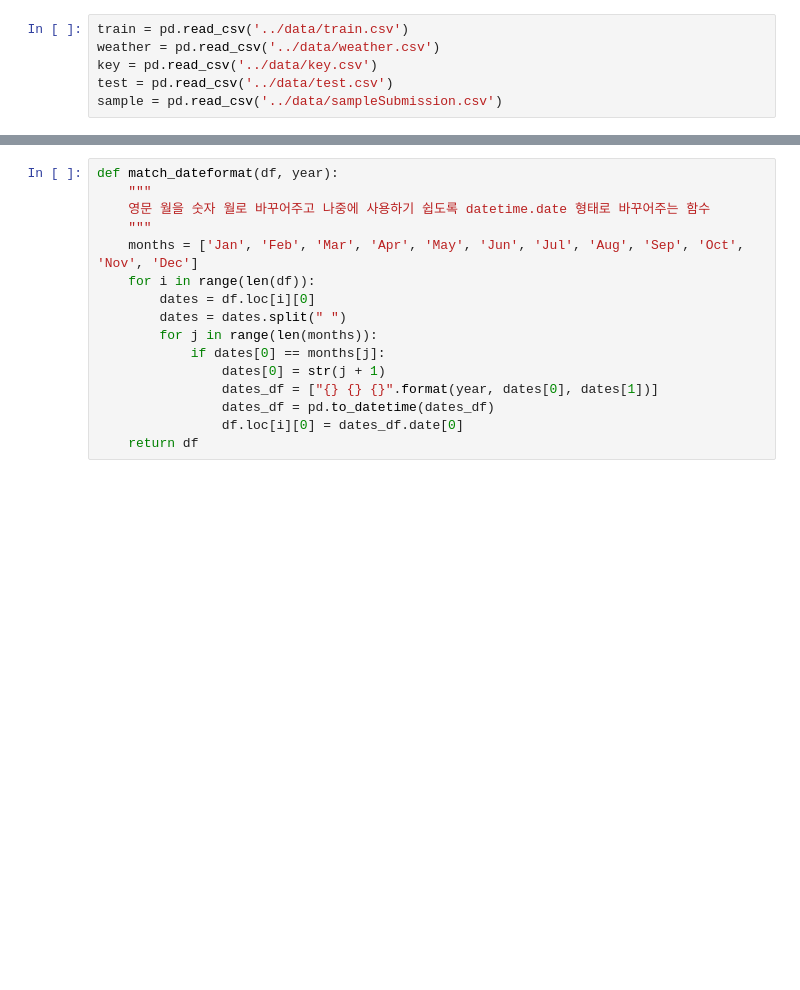
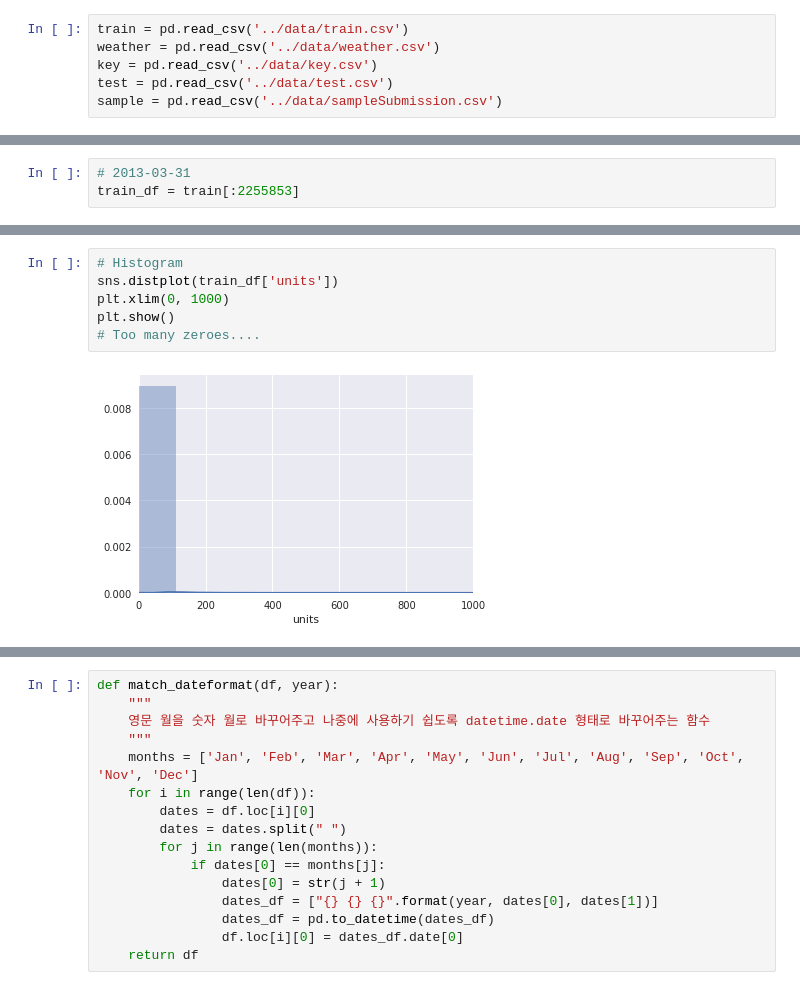
Before and after one commit to youngjo89/project1, a Jupyter notebook: code/preprocessing_devj.ipynb, the cells around one changed output, grey strips where cells are left out. Saved outputs shown, nothing was run; the diff lists cells and outputs as text; blank space fills up the shorter version.

```diff
--- a/code/preprocessing_devj.ipynb
+++ b/code/preprocessing_devj.ipynb
@@ -15,0 +20,3 @@ sample = pd.read_csv('../data/sampleSubmission.csv')
+# %%
+# 2013-03-31
+train_df = train[:2255853]
@@ -15,0 +48,8 @@ sample = pd.read_csv('../data/sampleSubmission.csv')
+# %%
+# Histogram
+sns.distplot(train_df['units'])
+plt.xlim(0, 1000)
+plt.show()
+# Too many zeroes....
+# %% [output]
+[figure, added]
```
Also changed, not shown: parts of 74 cells of this notebook, 4 other files.
